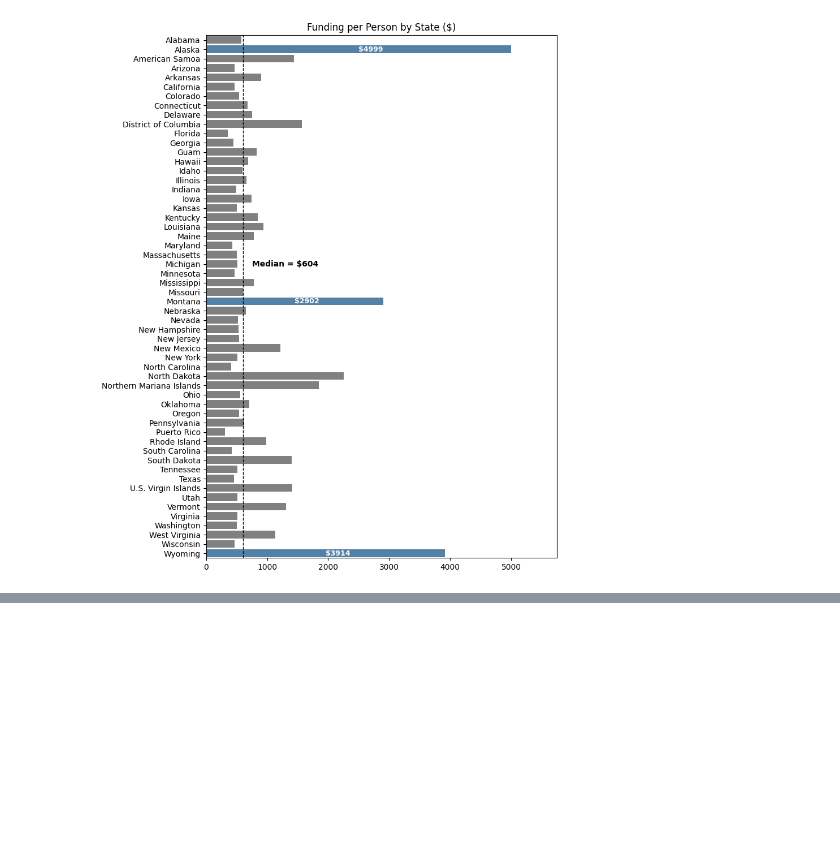
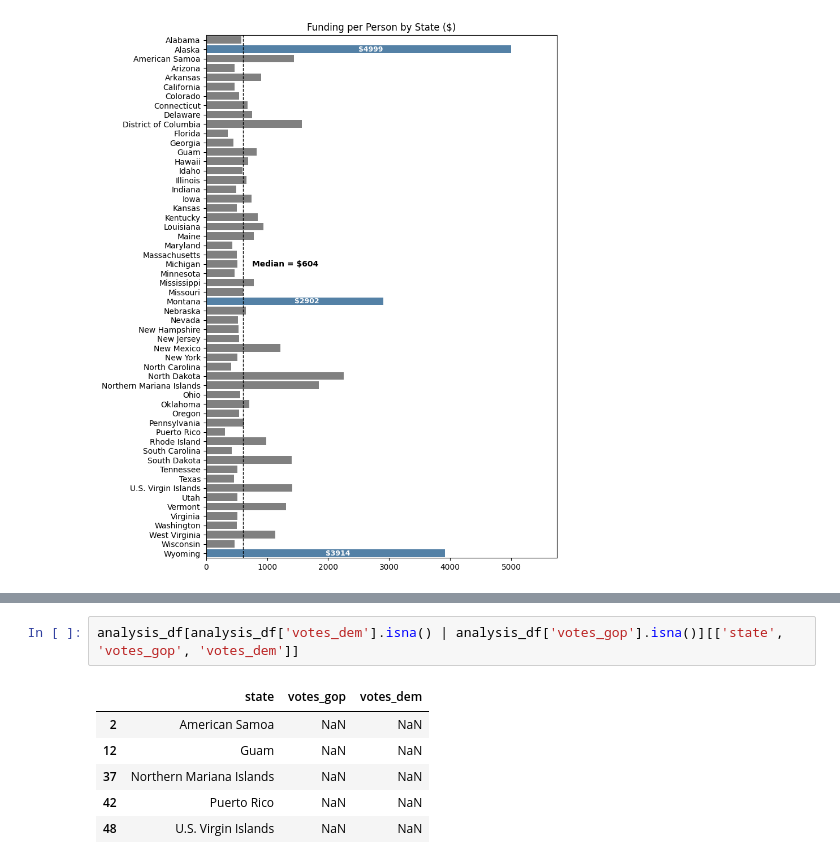
Before and after one commit to hellojohncruz/DATA-608, a Jupyter notebook: Story 01/jobs_act_allocation.ipynb, the cells around one changed output, grey strips where cells are left out. Cells and saved outputs as stored; diff of their text form; blank space fills up the shorter version.

```diff
--- a/Story 01/jobs_act_allocation.ipynb
+++ b/Story 01/jobs_act_allocation.ipynb
@@ -404,0 +365,9 @@ plt.show()
+# %%
+analysis_df[analysis_df['votes_dem'].isna() | analysis_df['votes_gop'].isna()][['state', 'votes_gop', 'votes_dem']]
+# %% [output]
+|  | state | votes_gop | votes_dem |
+| 2 | American Samoa | NaN | NaN |
+| 12 | Guam | NaN | NaN |
+| 37 | Northern Mariana Islands | NaN | NaN |
+| 42 | Puerto Rico | NaN | NaN |
+| 48 | U.S. Virgin Islands | NaN | NaN |
```
Also changed, not shown: parts of 25 cells of this notebook.
